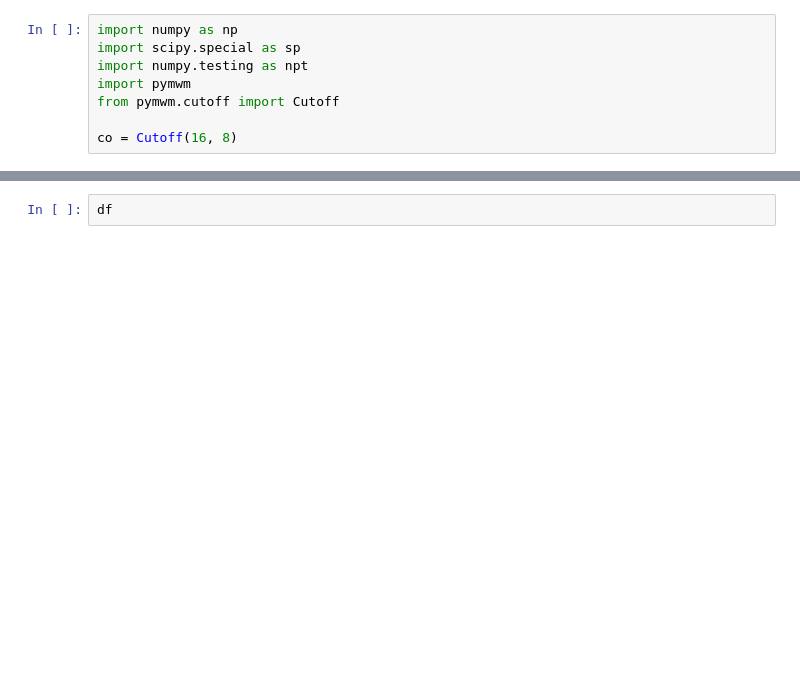
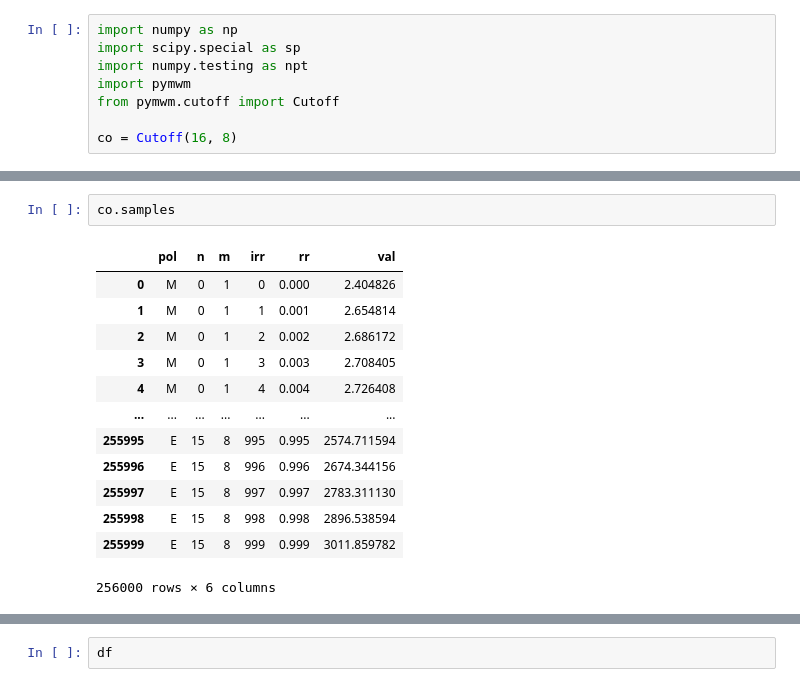
Before and after one commit to mnishida/PyMWM, a Jupyter notebook: docs/notebooks/05_coaxial_waveguide.ipynb, the cells around one changed output, grey strips where cells are left out. Cells and saved outputs as stored; diff of their text form; blank space fills up the shorter version.

```diff
--- a/docs/notebooks/05_coaxial_waveguide.ipynb
+++ b/docs/notebooks/05_coaxial_waveguide.ipynb
@@ -73,3 +128,19 @@ plt.ylim(0,100)
+# %%
+co.samples
+# %% [output]
+|  | pol | n | m | irr | rr | val |
+| 0 | M | 0 | 1 | 0 | 0.000 | 2.404826 |
+| 1 | M | 0 | 1 | 1 | 0.001 | 2.654814 |
+| 2 | M | 0 | 1 | 2 | 0.002 | 2.686172 |
+| 3 | M | 0 | 1 | 3 | 0.003 | 2.708405 |
+| 4 | M | 0 | 1 | 4 | 0.004 | 2.726408 |
+| ... | ... | ... | ... | ... | ... | ... |
+| 255995 | E | 15 | 8 | 995 | 0.995 | 2574.711594 |
+| 255996 | E | 15 | 8 | 996 | 0.996 | 2674.344156 |
+| 255997 | E | 15 | 8 | 997 | 0.997 | 2783.311130 |
+| 255998 | E | 15 | 8 | 998 | 0.998 | 2896.538594 |
+| 255999 | E | 15 | 8 | 999 | 0.999 | 3011.859782 |
+256000 rows × 6 columns
 # %%
 import pandas as pd
 df = pd.DataFrame()
```
Also changed, not shown: parts of 9 cells of this notebook, 21 other files.
